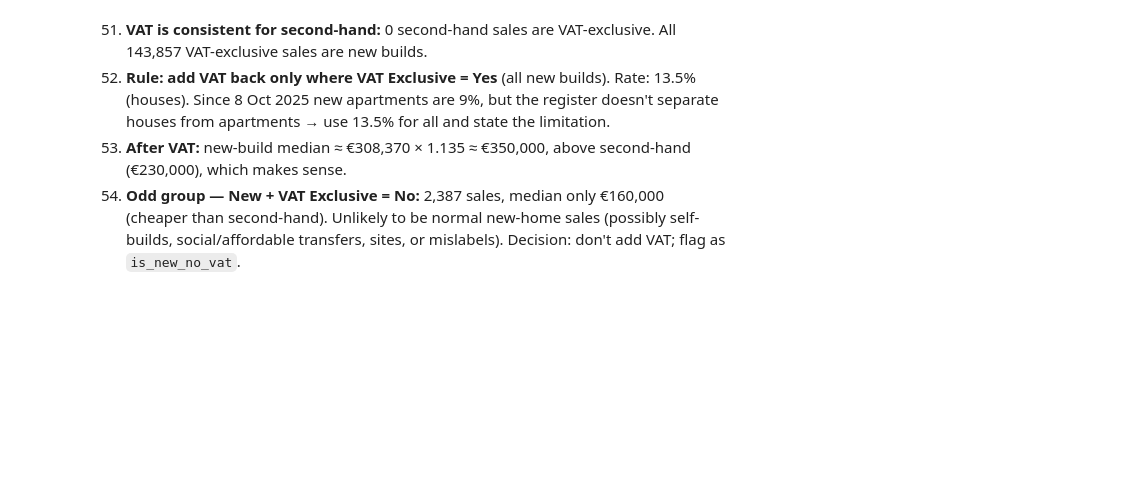
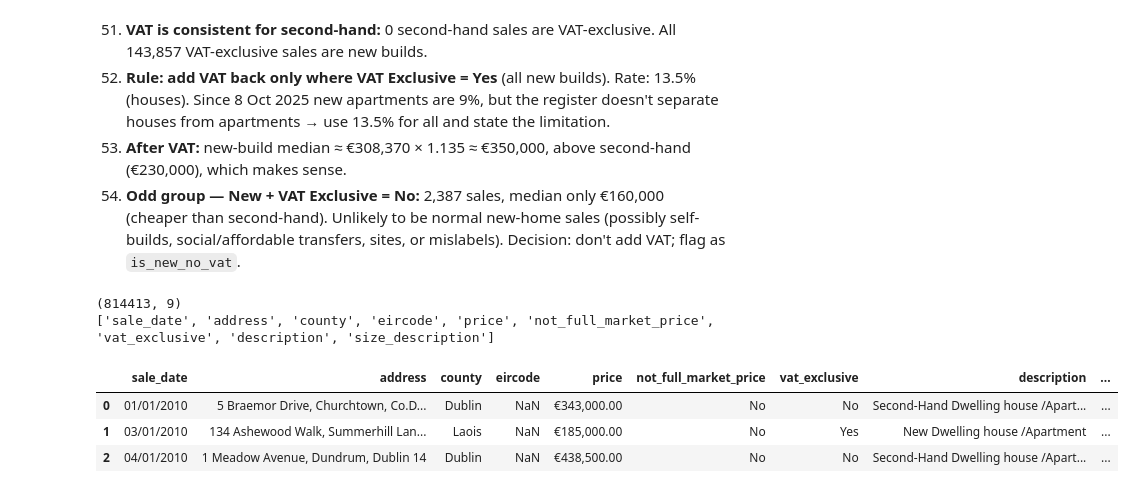
Before and after one commit to Vityarubbasiri/irish-housing-agent, a Jupyter notebook: notebooks/01_explore_ppr.ipynb, the cells around one changed output. Saved outputs shown, nothing was run; the diff lists cells and outputs as text; code cells hidden in the pictures; blank space fills up the shorter version.

```diff
--- a/notebooks/01_explore_ppr.ipynb
+++ b/notebooks/01_explore_ppr.ipynb
@@ -487,3 +487,18 @@ Second-Hand   230,000     NaN
 52. **Rule: add VAT back only where VAT Exclusive = Yes** (all new builds). Rate: 13.5% (houses). Since 8 Oct 2025 new apartments are 9%, but the register doesn't separate houses from apartments → use 13.5% for all and state the limitation.
 53. **After VAT:** new-build median ≈ €308,370 × 1.135 ≈ €350,000, above second-hand (€230,000), which makes sense.
 54. **Odd group — New + VAT Exclusive = No:** 2,387 sales, median only €160,000 (cheaper than second-hand). Unlikely to be normal new-home sales (possibly self-builds, social/affordable transfers, sites, or mislabels). Decision: don't add VAT; flag as `is_new_no_vat`.
+# %%
+from housing.ingest import load_raw_ppr
+
+raw = load_raw_ppr()
+
+print(raw.shape)
+print(raw.columns.tolist())
+raw.head(3)
+# %% [output]
+(814413, 9)
+['sale_date', 'address', 'county', 'eircode', 'price', 'not_full_market_price', 'vat_exclusive', 'description', 'size_description']
+|  | sale_date | address | county | eircode | price | not_full_market_price | vat_exclusive | description | ... |
+| 0 | 01/01/2010 | 5 Braemor Drive, Churchtown, Co.D... | Dublin | NaN | €343,000.00 | No | No | Second-Hand Dwelling house /Apart... | ... |
+| 1 | 03/01/2010 | 134 Ashewood Walk, Summerhill Lan... | Laois | NaN | €185,000.00 | No | Yes | New Dwelling house /Apartment | ... |
+| 2 | 04/01/2010 | 1 Meadow Avenue, Dundrum, Dublin 14 | Dublin | NaN | €438,500.00 | No | No | Second-Hand Dwelling house /Apart... | ... |
```
Also changed, not shown: 3 other files.
